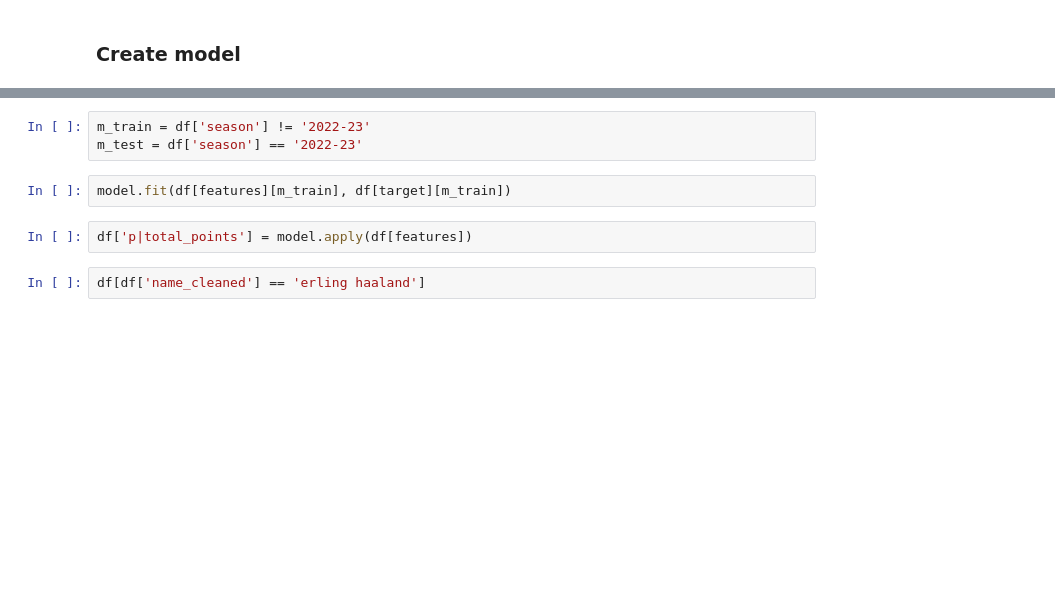
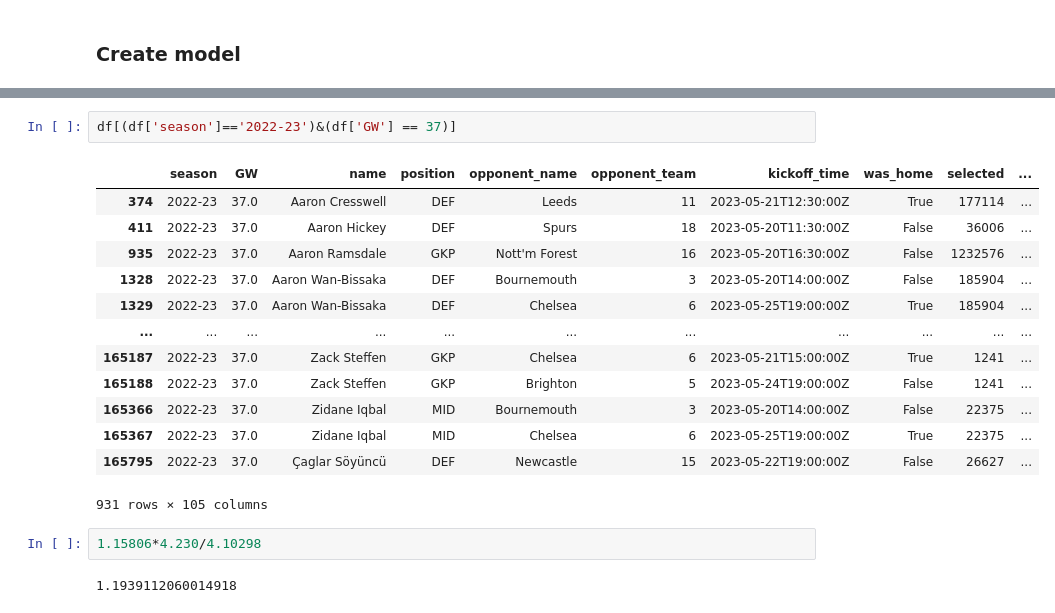
Before and after one commit to dominicbates/fpl-model, a Jupyter notebook: notebooks/modelling.ipynb, the cells around one changed output, grey strips where cells are left out. Drawn from its saved outputs; the diff is of its cells as text; blank space fills up the shorter version.

```diff
--- a/notebooks/modelling.ipynb
+++ b/notebooks/modelling.ipynb
@@ -181,9 +584,20 @@ model = Classifier(features, classifier='XGBoost')
 # %%
-m_train = df['season'] != '2022-23'
-m_test = df['season'] == '2022-23'
+df[(df['season']=='2022-23')&(df['GW'] == 37)]
+# %% [output]
+|  | season | GW | name | position | opponent_name | opponent_team | kickoff_time | was_home | selected | ... |
+| 374 | 2022-23 | 37.0 | Aaron Cresswell | DEF | Leeds | 11 | 2023-05-21T12:30:00Z | True | 177114 | ... |
+| 411 | 2022-23 | 37.0 | Aaron Hickey | DEF | Spurs | 18 | 2023-05-20T11:30:00Z | False | 36006 | ... |
+| 935 | 2022-23 | 37.0 | Aaron Ramsdale | GKP | Nott'm Forest | 16 | 2023-05-20T16:30:00Z | False | 1232576 | ... |
+| 1328 | 2022-23 | 37.0 | Aaron Wan-Bissaka | DEF | Bournemouth | 3 | 2023-05-20T14:00:00Z | False | 185904 | ... |
+| 1329 | 2022-23 | 37.0 | Aaron Wan-Bissaka | DEF | Chelsea | 6 | 2023-05-25T19:00:00Z | True | 185904 | ... |
+| ... | ... | ... | ... | ... | ... | ... | ... | ... | ... | ... |
+| 165187 | 2022-23 | 37.0 | Zack Steffen | GKP | Chelsea | 6 | 2023-05-21T15:00:00Z | True | 1241 | ... |
+| 165188 | 2022-23 | 37.0 | Zack Steffen | GKP | Brighton | 5 | 2023-05-24T19:00:00Z | False | 1241 | ... |
+| 165366 | 2022-23 | 37.0 | Zidane Iqbal | MID | Bournemouth | 3 | 2023-05-20T14:00:00Z | False | 22375 | ... |
+| 165367 | 2022-23 | 37.0 | Zidane Iqbal | MID | Chelsea | 6 | 2023-05-25T19:00:00Z | True | 22375 | ... |
+| 165795 | 2022-23 | 37.0 | Çaglar Söyüncü | DEF | Newcastle | 15 | 2023-05-22T19:00:00Z | False | 26627 | ... |
+931 rows × 105 columns
-# %%
-model.fit(df[features][m_train], df[target][m_train])
-# %%
-df['p|total_points'] = model.apply(df[features])
-# %%
-df[df['name_cleaned'] == 'erling haaland']
+# %%
+1.15806*4.230/4.10298
+# %% [output]
+1.1939112060014918
```
Also changed, not shown: parts of 26 cells of this notebook, 2 other files.
